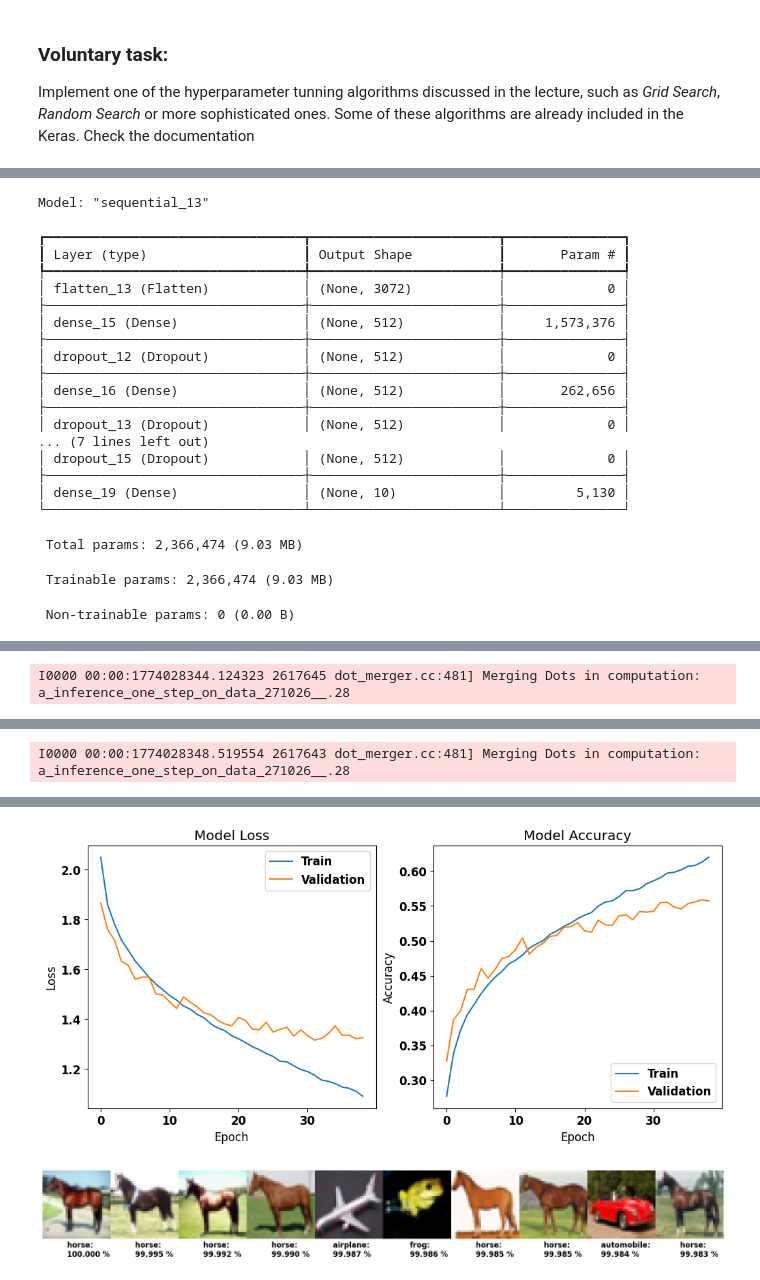
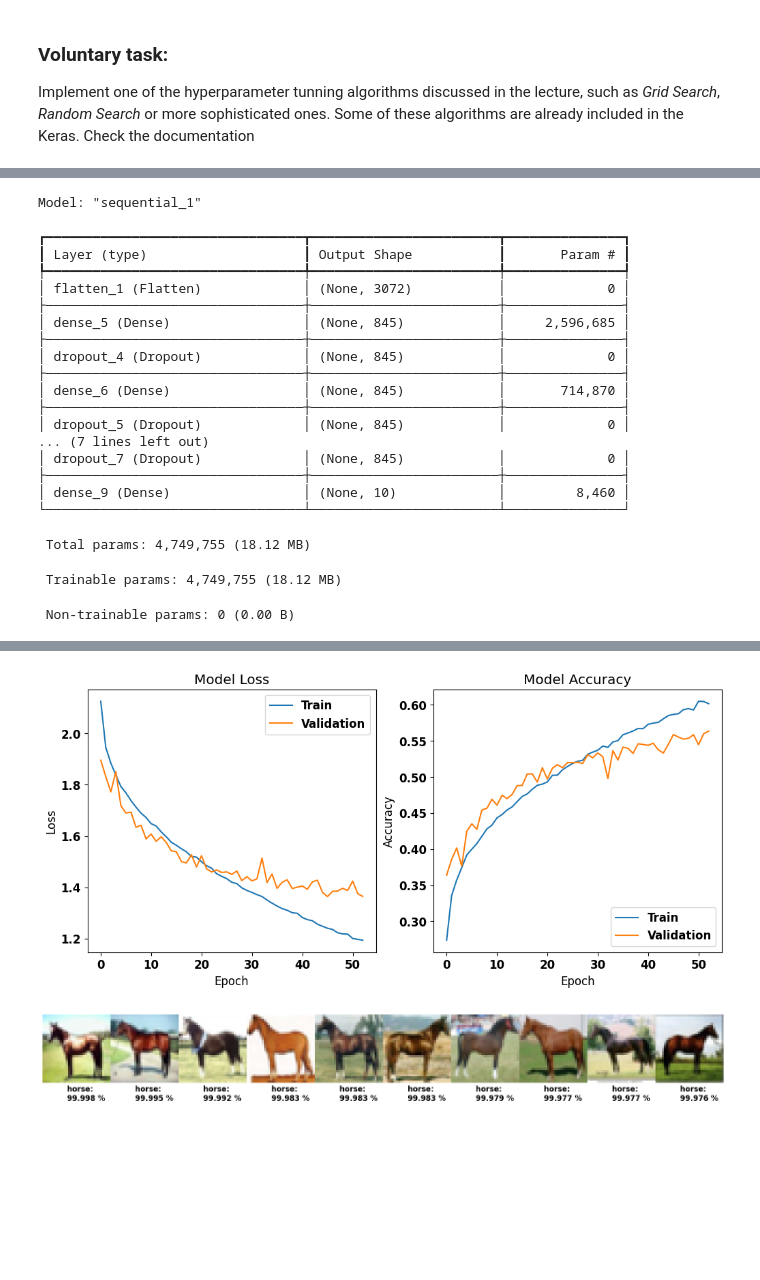
Before and after one commit to MGA215/Garncarz_MPA_MLF, a Jupyter notebook: Lab06_FFNN_tuning/Ex_06.ipynb, the cells around one changed output, grey strips where cells are left out. Saved outputs shown, nothing was run; the diff lists cells and outputs as text; code cells hidden in the pictures; blank space fills up the shorter version.

```diff
--- a/Lab06_FFNN_tuning/Ex_06.ipynb
+++ b/Lab06_FFNN_tuning/Ex_06.ipynb
@@ -418,23 +418,23 @@ Search Complete! Time since start: 66009.58 seconds
 # Evaluating the best model
 
 df = pd.read_csv("results.csv")
-best_model_data = df.sort_values(by="Val_Accuracy", ascending=False).iloc[0]
+best_model_data = df.sort_values(by="Val Accuracy", ascending=False).iloc[0]
 
 print("--- WINNING PARAMETERS ---")
 print(best_model_data)
 
-print(f'Best accuracy: {best_model_data["Val_Accuracy"]:.2f}%')
+print(f'Best accuracy: {best_model_data["Val Accuracy"]:.2f}%')
 params = {
-    'optimizer': 'Adam',
+    'optimizer': best_model_data['Optimizer'],
     'learning_rate': best_model_data['Learning Rate'],
     'hidden_layers': best_model_data['Layers'],
-    'hidden_units': np.array([np.int32(best_model_data['Initial neurons']) * 1 for _ in range(best_model_data['Layers'])], dtype=np.int32).tolist(),
+    'hidden_units': np.array([np.int32(best_model_data['Initial neurons'] * best_model_data['Compression Factor']) for _ in range(best_model_data['Layers'])], dtype=np.int32).tolist(),
     'activations': best_model_data['Activation'],
     'epochs': epochs,
     'batch_size': best_model_data['Batch Size'],
     'dropout_rate': best_model_data['Dropout Rate'],
     'l2_reg': best_model_data['L2 Penalty'],
-    'compression_factor': 1.0,
+    'compression_factor': best_model_data['Compression Factor'],
 }
 
 print(f'Best parameters: {params}')
@@ -486,22 +488,22 @@ Best parameters: {'optimizer': 'Adam', 'learning_rate': np.float64(0.00023908231
-Model: "sequential_13"
+Model: "sequential_1"
 ┏━━━━━━━━━━━━━━━━━━━━━━━━━━━━━━━━━┳━━━━━━━━━━━━━━━━━━━━━━━━┳━━━━━━━━━━━━━━━┓
 ┃ Layer (type)                    ┃ Output Shape           ┃       Param # ┃
 ┡━━━━━━━━━━━━━━━━━━━━━━━━━━━━━━━━━╇━━━━━━━━━━━━━━━━━━━━━━━━╇━━━━━━━━━━━━━━━┩
-│ flatten_13 (Flatten)            │ (None, 3072)           │             0 │
+│ flatten_1 (Flatten)             │ (None, 3072)           │             0 │
 ├─────────────────────────────────┼────────────────────────┼───────────────┤
-│ dense_15 (Dense)                │ (None, 512)            │     1,573,376 │
+│ dense_5 (Dense)                 │ (None, 845)            │     2,596,685 │
 ├─────────────────────────────────┼────────────────────────┼───────────────┤
-│ dropout_12 (Dropout)            │ (None, 512)            │             0 │
+│ dropout_4 (Dropout)             │ (None, 845)            │             0 │
 ├─────────────────────────────────┼────────────────────────┼───────────────┤
-│ dense_16 (Dense)                │ (None, 512)            │       262,656 │
+│ dense_6 (Dense)                 │ (None, 845)            │       714,870 │
 ├─────────────────────────────────┼────────────────────────┼───────────────┤
-│ dropout_13 (Dropout)            │ (None, 512)            │             0 │
+│ dropout_5 (Dropout)             │ (None, 845)            │             0 │
 ... (7 lines left out)
-│ dropout_15 (Dropout)            │ (None, 512)            │             0 │
+│ dropout_7 (Dropout)             │ (None, 845)            │             0 │
 ├─────────────────────────────────┼────────────────────────┼───────────────┤
-│ dense_19 (Dense)                │ (None, 10)             │         5,130 │
+│ dense_9 (Dense)                 │ (None, 10)             │         8,460 │
 └─────────────────────────────────┴────────────────────────┴───────────────┘
- Total params: 2,366,474 (9.03 MB)
+ Total params: 4,749,755 (18.12 MB)
- Trainable params: 2,366,474 (9.03 MB)
+ Trainable params: 4,749,755 (18.12 MB)
  Non-trainable params: 0 (0.00 B)
 Epoch 1/100
@@ -508 +525,0 @@ Epoch 1/100
-I0000 00:00:1774028344.124323 2617645 dot_merger.cc:481] Merging Dots in computation: a_inference_one_step_on_data_271026__.28
@@ -510 +525,0 @@ I0000 00:00:1774028344.124323 2617645 dot_merger.cc:481] Merging Dots in computa
-I0000 00:00:1774028348.519554 2617643 dot_merger.cc:481] Merging Dots in computation: a_inference_one_step_on_data_271026__.28
@@ -528,2 +526,2 @@ Epoch 39/100
-[figure, old version]
+[figure, new version]
-[figure, old version]
+[figure, new version]
```
Also changed, not shown: parts of 4 cells of this notebook, 2 other files.
